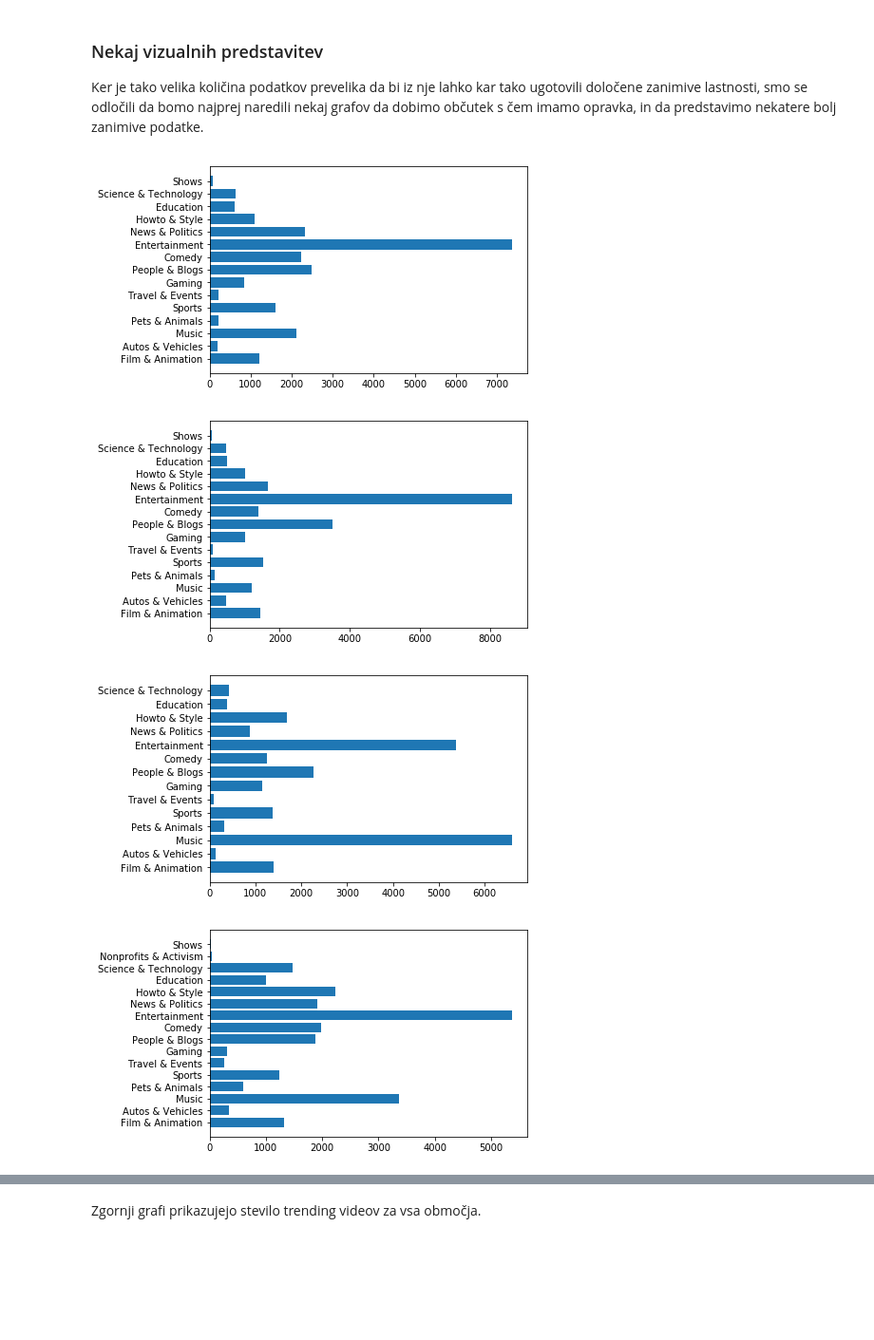
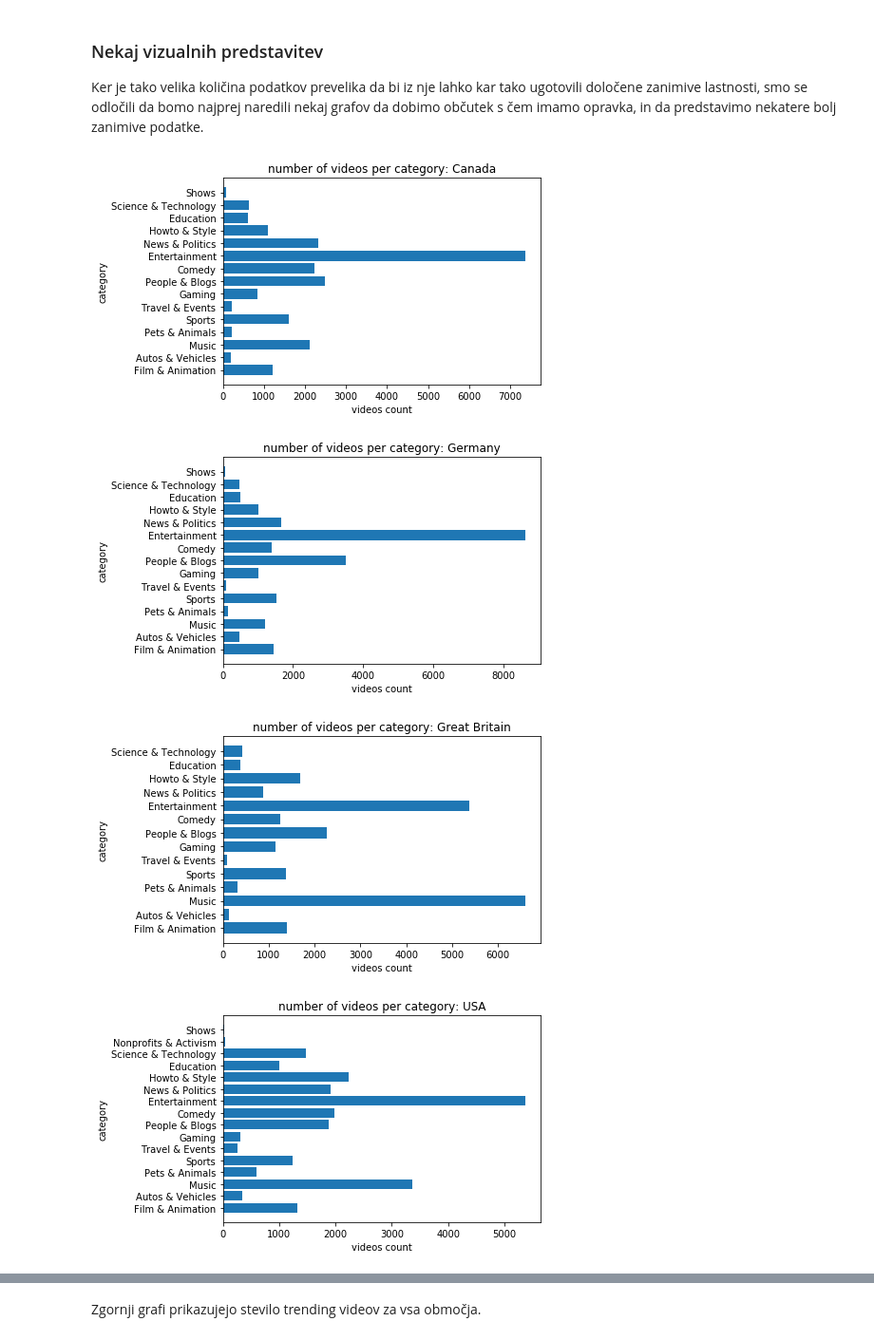
Before and after one commit to n3jc123/PR18NPZPMS, a Jupyter notebook: project_code.ipynb, the cells around one changed output, grey strips where cells are left out. Shown at 95% size. Drawn from its saved outputs; the diff is of its cells as text; code cells hidden in the pictures; blank space fills up the shorter version.

```diff
--- a/project_code.ipynb
+++ b/project_code.ipynb
@@ -70,7 +70,7 @@ def read_table(file_name):
     data = pan.read_csv(file_name, sep=',')
     return data
 
-def videos_per_cat(file_name, data_frame):
+def videos_per_cat(file_name, data_frame, region):
 
     frame_data = data_frame
     videos_count = frame_data.groupby("category_id").count()
@@ -89,7 +89,19 @@ def videos_per_cat(file_name, data_frame):
     index = np.arange(len(videos_count));
     plt.barh(index, videos_count["video_id"]);
     plt.yticks(index, videos_count["category_title"], fontsize=10);
+    plt.xlabel('videos count', fontsize=10)
+    plt.ylabel('category', fontsize=10)
+    plt.title("number of videos per category: " + region)
     plt.show()
+
+def ratings(data_frame, region):
+    labels = "Likes", "Dislikes"
+    colors = ["green", "red"]
+    sizes = [data_frame["likes"].mean(), data_frame["dislikes"].mean()]
+    plt.pie(sizes, labels=labels, colors=colors, autopct='%1.0f%%')
+    plt.axis("equal")
+    plt.title(region)
+    plt.show
 # %% [output]
 '2.1.2'
 # %%
@@ -109,13 +121,13 @@ FR_data["trending_date"] = FR_data["trending_date"].apply(trans_time)
 
 Ker je tako velika količina podatkov prevelika da bi iz nje lahko kar tako ugotovili določene zanimive lastnosti, smo se odločili da bomo najprej naredili nekaj grafov da dobimo občutek s čem imamo opravka, in da predstavimo nekatere bolj zanimive podatke.
 # %%
-videos_per_cat("data/CA_category_id.json", CA_data)
-videos_per_cat("data/DE_category_id.json", DE_data)
-videos_per_cat("data/GB_category_id.json", GB_data)
-videos_per_cat("data/US_category_id.json", US_data)
-videos_per_cat("data/FR_category_id.json", FR_data)
+videos_per_cat("data/CA_category_id.json", CA_data, "Canada")
+videos_per_cat("data/DE_category_id.json", DE_data, "Germany")
+videos_per_cat("data/GB_category_id.json", GB_data, "Great Britain")
+videos_per_cat("data/US_category_id.json", US_data, "USA")
+videos_per_cat("data/FR_category_id.json", FR_data, "France")
 # %% [output]
-[figure, old version]
+[figure, new version]
-[figure, old version]
+[figure, new version]
-[figure, old version]
+[figure, new version]
-[figure, old version]
+[figure, new version]
```
Also changed, not shown: parts of 8 cells of this notebook.
